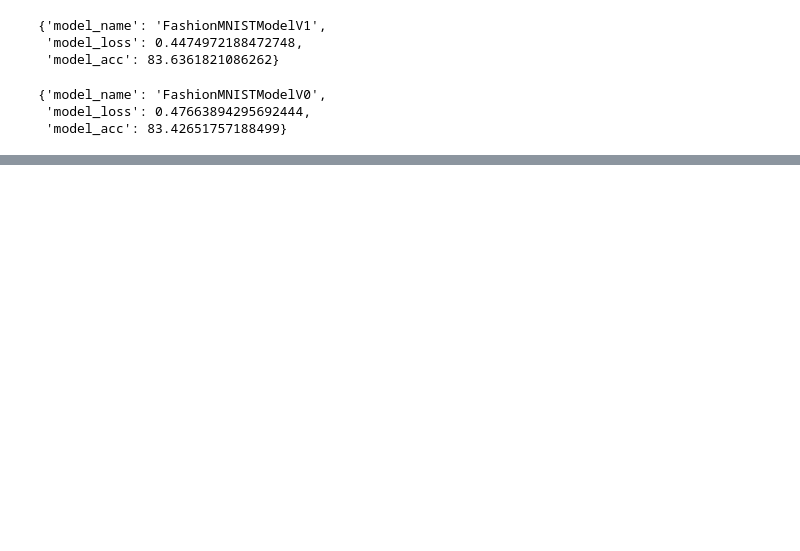
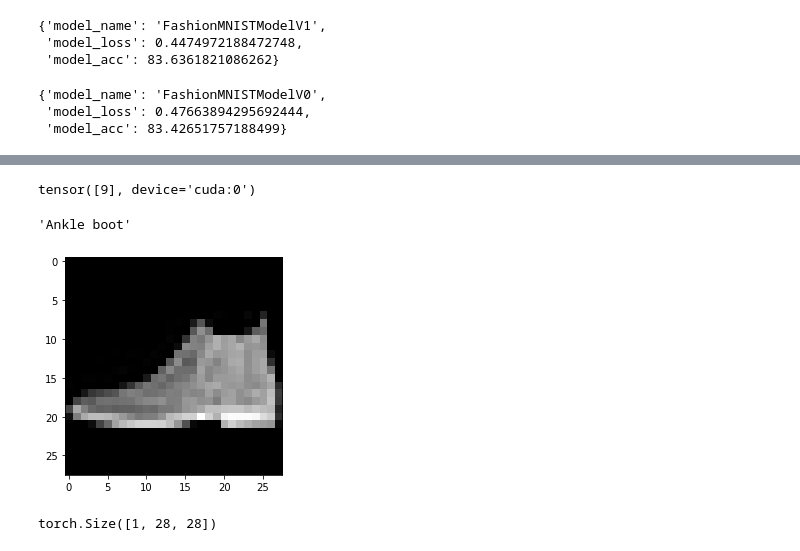
Before and after one commit to seoggu/multiclass_torchvision, a Jupyter notebook: main_model.ipynb, the cells around one changed output, grey strips where cells are left out. Drawn from its saved outputs; the diff is of its cells as text; code cells hidden in the pictures; blank space fills up the shorter version.

```diff
--- a/main_model.ipynb
+++ b/main_model.ipynb
@@ -620,0 +656,5 @@ model_0_results
+# %%
+torch.manual_seed(42)
+model_2 = FashionMNISTModelV2(input_shape=1,
+                              hidden_units=10,
+                              output_shape=len(class_names)).to(device)
@@ -620,0 +841,10 @@ model_0_results
+# %%
+next(enumerate(test_dataloader))[1][0][0].unsqueeze(dim=0).shape
+
+plt.imshow(next(enumerate(test_dataloader))[1][0][0].squeeze(), cmap="gray")
+print(model_2(next(enumerate(test_dataloader))[1][0][0].unsqueeze(dim=0).cuda()).argmax(dim=1))
+class_names[model_2(next(enumerate(test_dataloader))[1][0][0].unsqueeze(dim=0).cuda()).argmax(dim=1)]
+# %% [output]
+tensor([9], device='cuda:0')
+'Ankle boot'
+[figure, added]
@@ -620,0 +869,12 @@ model_0_results
+# %%
+import random
+# random.seed(42)
+test_samples = []
+test_labels = []
+for sample, label in random.sample(list(test_data), k=9):
+    test_samples.append(sample)
+    test_labels.append(label)
+
+test_samples[0].shape
+# %% [output]
+torch.Size([1, 28, 28])
```
Also changed, not shown: parts of 43 cells of this notebook.
